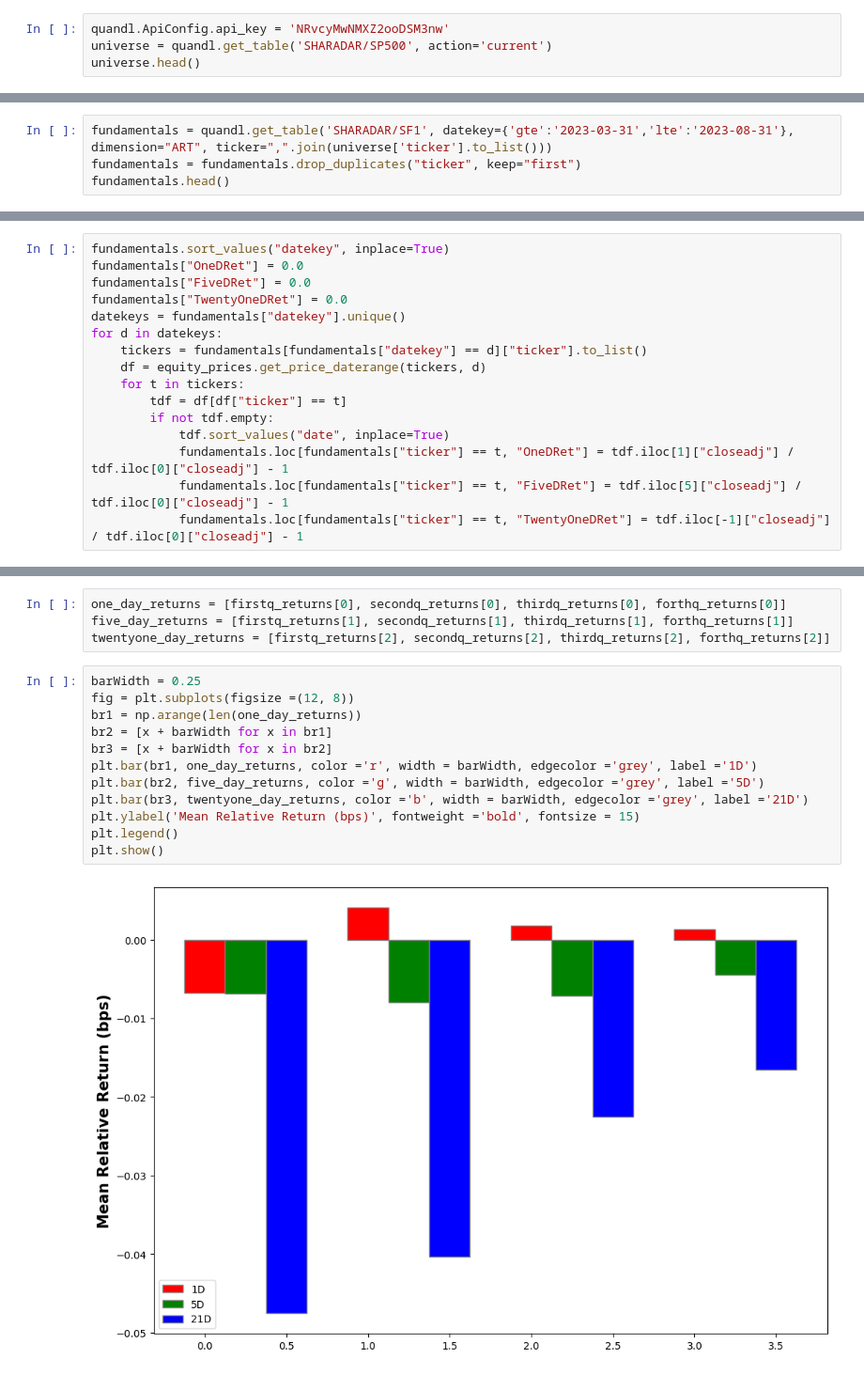
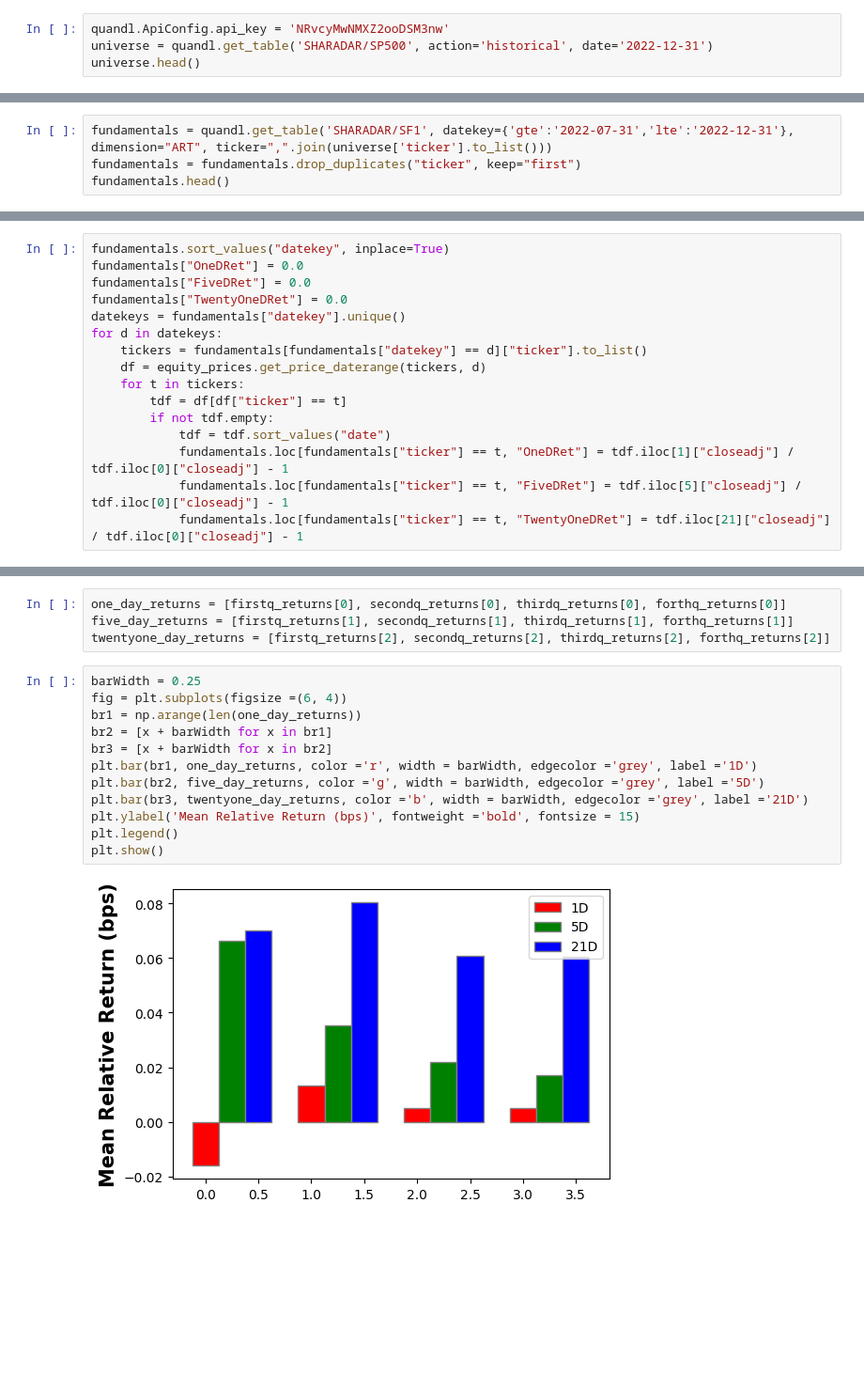
Before and after one commit to springmarathon/nyu-hedge-fund-strategies, a Jupyter notebook: quantrocket/analyzing_profitability.ipynb, the cells around one changed output, grey strips where cells are left out. Shown at 94% size. Saved outputs shown, nothing was run; the diff lists cells and outputs as text; blank space fills up the shorter version.

```diff
--- a/quantrocket/analyzing_profitability.ipynb
+++ b/quantrocket/analyzing_profitability.ipynb
@@ -9,7 +9,7 @@ import pandas as pd
 from sharadar import equity_prices
 # %%
 quandl.ApiConfig.api_key = 'NRvcyMwNMXZ2ooDSM3nw'
-universe = quandl.get_table('SHARADAR/SP500', action='current')
+universe = quandl.get_table('SHARADAR/SP500', action='historical', date='2022-12-31')
 universe.head()
 # %% [output]
 |  | date | action | ticker | name | contraticker | contraname | note |
@@ -22,5 +22,5 @@ universe.head()
 # %%
-fundamentals = quandl.get_table('SHARADAR/SF1', datekey={'gte':'2023-03-31','lte':'2023-08-31'}, dimension="ART", ticker=",".join(universe['ticker'].to_list()))
+fundamentals = quandl.get_table('SHARADAR/SF1', datekey={'gte':'2022-07-31','lte':'2022-12-31'}, dimension="ART", ticker=",".join(universe['ticker'].to_list()))
 fundamentals = fundamentals.drop_duplicates("ticker", keep="first")
 fundamentals.head()
 # %% [output]
@@ -44,7 +44,7 @@ for d in datekeys:
     for t in tickers:
         tdf = df[df["ticker"] == t]
         if not tdf.empty:
-            tdf.sort_values("date", inplace=True)
+            tdf = tdf.sort_values("date")
             fundamentals.loc[fundamentals["ticker"] == t, "OneDRet"] = tdf.iloc[1]["closeadj"] / tdf.iloc[0]["closeadj"] - 1
             fundamentals.loc[fundamentals["ticker"] == t, "FiveDRet"] = tdf.iloc[5]["closeadj"] / tdf.iloc[0]["closeadj"] - 1
-            fundamentals.loc[fundamentals["ticker"] == t, "TwentyOneDRet"] = tdf.iloc[-1]["closeadj"] / tdf.iloc[0]["closeadj"] - 1
+            fundamentals.loc[fundamentals["ticker"] == t, "TwentyOneDRet"] = tdf.iloc[21]["closeadj"] / tdf.iloc[0]["closeadj"] - 1
@@ -129,15 +126,15 @@ five_day_returns = [firstq_returns[1], secondq_returns[1], thirdq_returns[1], fo
 twentyone_day_returns = [firstq_returns[2], secondq_returns[2], thirdq_returns[2], forthq_returns[2]]
 # %%
 barWidth = 0.25
-fig = plt.subplots(figsize =(12, 8))
+fig = plt.subplots(figsize =(6, 4))
 br1 = np.arange(len(one_day_returns))
 br2 = [x + barWidth for x in br1]
 br3 = [x + barWidth for x in br2]
 plt.bar(br1, one_day_returns, color ='r', width = barWidth, edgecolor ='grey', label ='1D')
 plt.bar(br2, five_day_returns, color ='g', width = barWidth, edgecolor ='grey', label ='5D')
 plt.bar(br3, twentyone_day_returns, color ='b', width = barWidth, edgecolor ='grey', label ='21D')
 plt.ylabel('Mean Relative Return (bps)', fontweight ='bold', fontsize = 15)
 plt.legend()
 plt.show()
 # %% [output]
-[figure, old version]
+[figure, new version]
```
Also changed, not shown: parts of 7 cells of this notebook, 1 other file.
